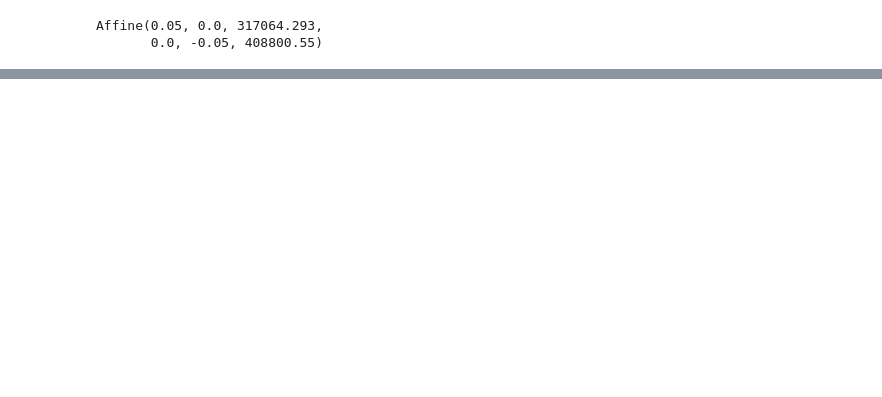
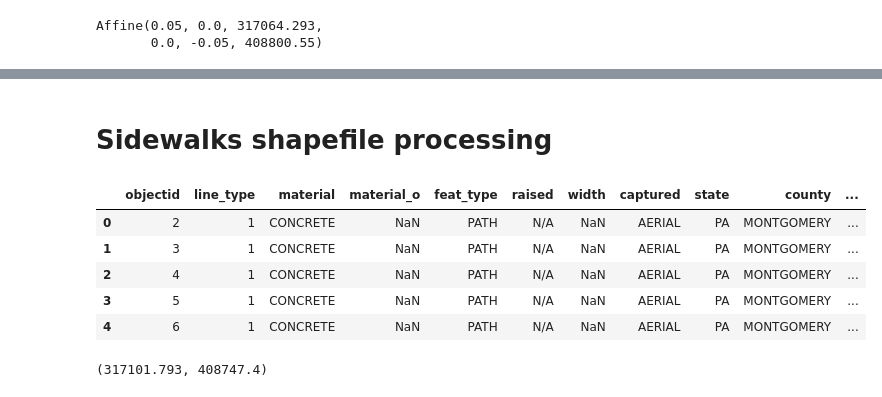
Before and after one commit to FgSurewin/rutgers_sidewalk_project, a Jupyter notebook: notebooks/inspect_tiff_images.ipynb, the cells around one changed output, grey strips where cells are left out. Drawn from its saved outputs; the diff is of its cells as text; code cells hidden in the pictures; blank space fills up the shorter version.

```diff
--- a/notebooks/inspect_tiff_images.ipynb
+++ b/notebooks/inspect_tiff_images.ipynb
@@ -83,0 +85,24 @@ Converted from EPSG:9001 to EPSG:4326: (52.20296811092418, 0.0)
+# %% [markdown]
+# Sidewalks shapefile processing
+# %%
+shapefile_path = "../data/DVRPC_Pedestrian_Network_-_Sidewalks/DVRPC_Pedestrian_Network_-_Sidewalks.shp"
+
+sidewalk_gdf = gpd.read_file(shapefile_path)
+# %%
+sidewalk_gdf_nj = sidewalk_gdf.to_crs(crs_nj)
+# %%
+sidewalk_gdf_nj.head()
+# %% [output]
+|  | objectid | line_type | material | material_o | feat_type | raised | width | captured | state | county | ... |
+| 0 | 2 | 1 | CONCRETE | NaN | PATH | N/A | NaN | AERIAL | PA | MONTGOMERY | ... |
+| 1 | 3 | 1 | CONCRETE | NaN | PATH | N/A | NaN | AERIAL | PA | MONTGOMERY | ... |
+| 2 | 4 | 1 | CONCRETE | NaN | PATH | N/A | NaN | AERIAL | PA | MONTGOMERY | ... |
+| 3 | 5 | 1 | CONCRETE | NaN | PATH | N/A | NaN | AERIAL | PA | MONTGOMERY | ... |
+| 4 | 6 | 1 | CONCRETE | NaN | PATH | N/A | NaN | AERIAL | PA | MONTGOMERY | ... |
+# %%
+sample_bounds = sample_dataset.bounds
+sample_bounds_gdf = gpd.GeoDataFrame(geometry=[box(*sample_bounds)], crs=crs_nj)
+
+sample_bounds_gdf.centroid[0].coords[0]
+# %% [output]
+(317101.793, 408747.4)
```
Also changed, not shown: parts of 17 cells of this notebook.
